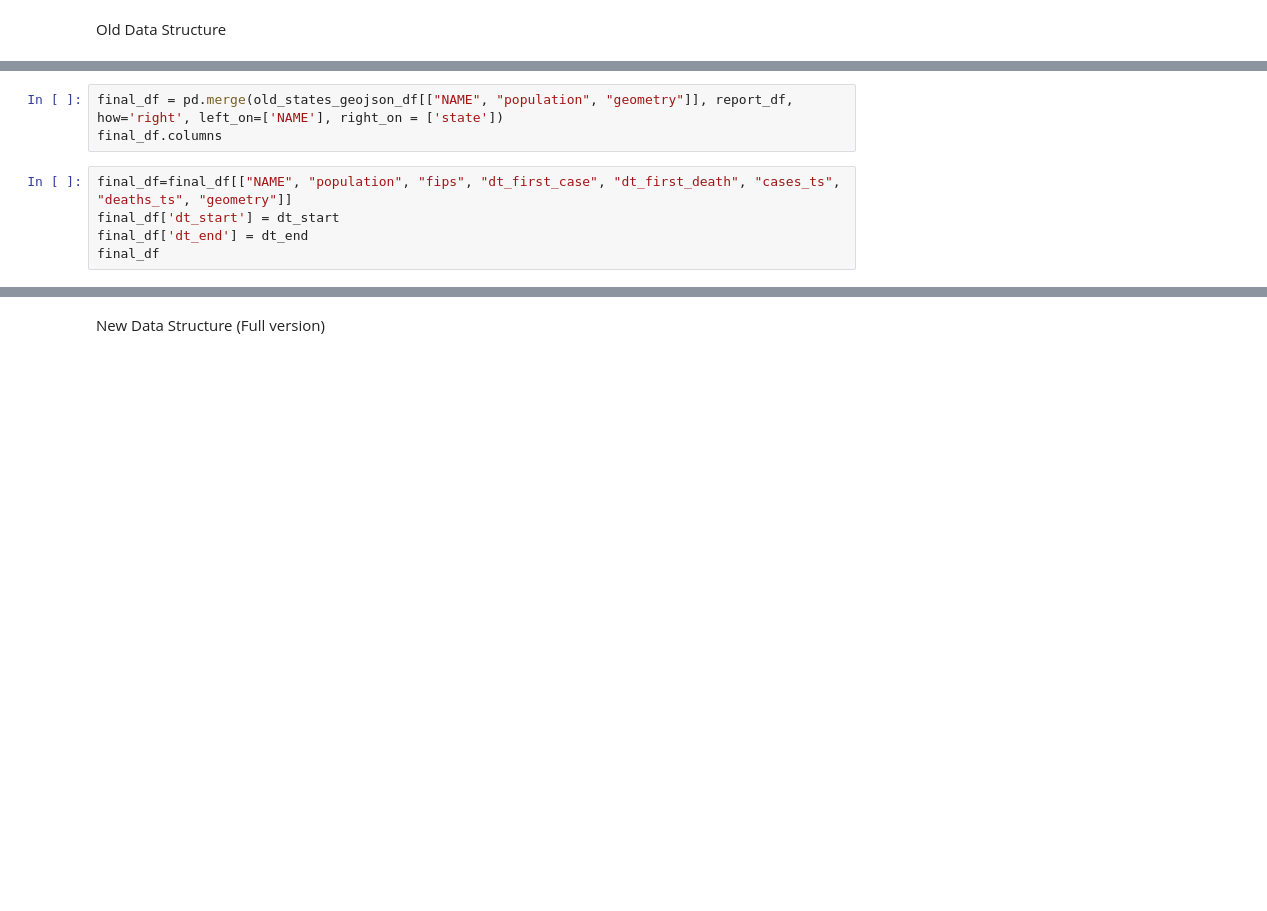
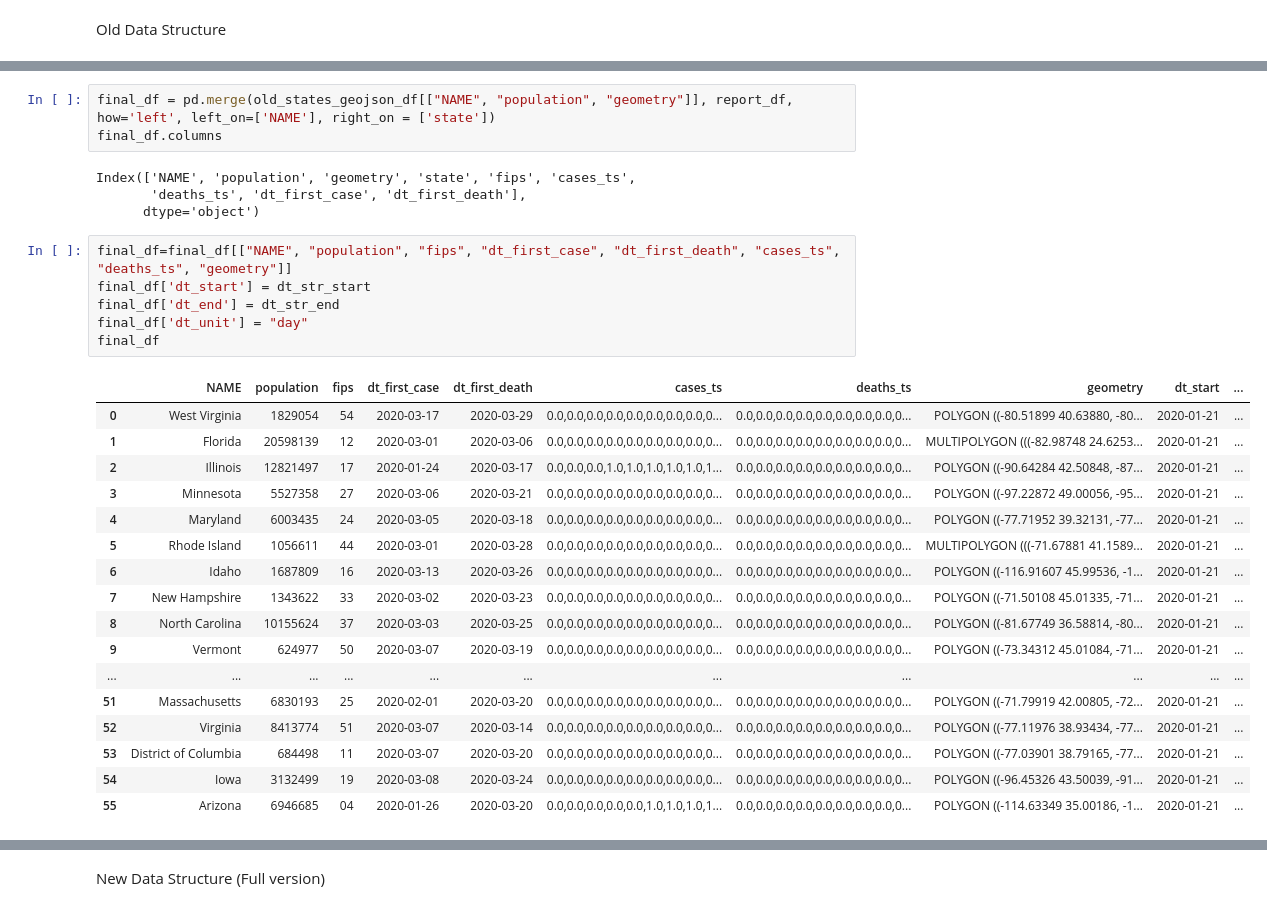
Before and after one commit to cybergis/wherecovid19_webapp, a Jupyter notebook: preprocessing/states_new.ipynb, the cells around one changed output, grey strips where cells are left out. Drawn from its saved outputs; the diff is of its cells as text; blank space fills up the shorter version.

```diff
--- a/preprocessing/states_new.ipynb
+++ b/preprocessing/states_new.ipynb
@@ -62,11 +163,34 @@ report_df.head(5)
 # %%
-final_df = pd.merge(old_states_geojson_df[["NAME", "population", "geometry"]], report_df, how='right', left_on=['NAME'], right_on = ['state'])
+final_df = pd.merge(old_states_geojson_df[["NAME", "population", "geometry"]], report_df, how='left', left_on=['NAME'], right_on = ['state'])
 final_df.columns
+# %% [output]
+Index(['NAME', 'population', 'geometry', 'state', 'fips', 'cases_ts',
+       'deaths_ts', 'dt_first_case', 'dt_first_death'],
+      dtype='object')
 # %%
 final_df=final_df[["NAME", "population", "fips", "dt_first_case", "dt_first_death", "cases_ts", "deaths_ts", "geometry"]]
-final_df['dt_start'] = dt_start
-final_df['dt_end'] = dt_end
+final_df['dt_start'] = dt_str_start
+final_df['dt_end'] = dt_str_end
+final_df['dt_unit'] = "day"
 final_df
+# %% [output]
+|  | NAME | population | fips | dt_first_case | dt_first_death | cases_ts | deaths_ts | geometry | dt_start | ... |
+| 0 | West Virginia | 1829054 | 54 | 2020-03-17 | 2020-03-29 | 0.0,0.0,0.0,0.0,0.0,0.0,0.0,0.0,0... | 0.0,0.0,0.0,0.0,0.0,0.0,0.0,0.0,0... | POLYGON ((-80.51899 40.63880, -80... | 2020-01-21 | ... |
+| 1 | Florida | 20598139 | 12 | 2020-03-01 | 2020-03-06 | 0.0,0.0,0.0,0.0,0.0,0.0,0.0,0.0,0... | 0.0,0.0,0.0,0.0,0.0,0.0,0.0,0.0,0... | MULTIPOLYGON (((-82.98748 24.6253... | 2020-01-21 | ... |
+| 2 | Illinois | 12821497 | 17 | 2020-01-24 | 2020-03-17 | 0.0,0.0,0.0,1.0,1.0,1.0,1.0,1.0,1... | 0.0,0.0,0.0,0.0,0.0,0.0,0.0,0.0,0... | POLYGON ((-90.64284 42.50848, -87... | 2020-01-21 | ... |
+| 3 | Minnesota | 5527358 | 27 | 2020-03-06 | 2020-03-21 | 0.0,0.0,0.0,0.0,0.0,0.0,0.0,0.0,0... | 0.0,0.0,0.0,0.0,0.0,0.0,0.0,0.0,0... | POLYGON ((-97.22872 49.00056, -95... | 2020-01-21 | ... |
+| 4 | Maryland | 6003435 | 24 | 2020-03-05 | 2020-03-18 | 0.0,0.0,0.0,0.0,0.0,0.0,0.0,0.0,0... | 0.0,0.0,0.0,0.0,0.0,0.0,0.0,0.0,0... | POLYGON ((-77.71952 39.32131, -77... | 2020-01-21 | ... |
+| 5 | Rhode Island | 1056611 | 44 | 2020-03-01 | 2020-03-28 | 0.0,0.0,0.0,0.0,0.0,0.0,0.0,0.0,0... | 0.0,0.0,0.0,0.0,0.0,0.0,0.0,0.0,0... | MULTIPOLYGON (((-71.67881 41.1589... | 2020-01-21 | ... |
+| 6 | Idaho | 1687809 | 16 | 2020-03-13 | 2020-03-26 | 0.0,0.0,0.0,0.0,0.0,0.0,0.0,0.0,0... | 0.0,0.0,0.0,0.0,0.0,0.0,0.0,0.0,0... | POLYGON ((-116.91607 45.99536, -1... | 2020-01-21 | ... |
+| 7 | New Hampshire | 1343622 | 33 | 2020-03-02 | 2020-03-23 | 0.0,0.0,0.0,0.0,0.0,0.0,0.0,0.0,0... | 0.0,0.0,0.0,0.0,0.0,0.0,0.0,0.0,0... | POLYGON ((-71.50108 45.01335, -71... | 2020-01-21 | ... |
+| 8 | North Carolina | 10155624 | 37 | 2020-03-03 | 2020-03-25 | 0.0,0.0,0.0,0.0,0.0,0.0,0.0,0.0,0... | 0.0,0.0,0.0,0.0,0.0,0.0,0.0,0.0,0... | POLYGON ((-81.67749 36.58814, -80... | 2020-01-21 | ... |
+| 9 | Vermont | 624977 | 50 | 2020-03-07 | 2020-03-19 | 0.0,0.0,0.0,0.0,0.0,0.0,0.0,0.0,0... | 0.0,0.0,0.0,0.0,0.0,0.0,0.0,0.0,0... | POLYGON ((-73.34312 45.01084, -71... | 2020-01-21 | ... |
+| ... | ... | ... | ... | ... | ... | ... | ... | ... | ... | ... |
+| 51 | Massachusetts | 6830193 | 25 | 2020-02-01 | 2020-03-20 | 0.0,0.0,0.0,0.0,0.0,0.0,0.0,0.0,0... | 0.0,0.0,0.0,0.0,0.0,0.0,0.0,0.0,0... | POLYGON ((-71.79919 42.00805, -72... | 2020-01-21 | ... |
+| 52 | Virginia | 8413774 | 51 | 2020-03-07 | 2020-03-14 | 0.0,0.0,0.0,0.0,0.0,0.0,0.0,0.0,0... | 0.0,0.0,0.0,0.0,0.0,0.0,0.0,0.0,0... | POLYGON ((-77.11976 38.93434, -77... | 2020-01-21 | ... |
+| 53 | District of Columbia | 684498 | 11 | 2020-03-07 | 2020-03-20 | 0.0,0.0,0.0,0.0,0.0,0.0,0.0,0.0,0... | 0.0,0.0,0.0,0.0,0.0,0.0,0.0,0.0,0... | POLYGON ((-77.03901 38.79165, -77... | 2020-01-21 | ... |
+| 54 | Iowa | 3132499 | 19 | 2020-03-08 | 2020-03-24 | 0.0,0.0,0.0,0.0,0.0,0.0,0.0,0.0,0... | 0.0,0.0,0.0,0.0,0.0,0.0,0.0,0.0,0... | POLYGON ((-96.45326 43.50039, -91... | 2020-01-21 | ... |
+| 55 | Arizona | 6946685 | 04 | 2020-01-26 | 2020-03-20 | 0.0,0.0,0.0,0.0,0.0,1.0,1.0,1.0,1... | 0.0,0.0,0.0,0.0,0.0,0.0,0.0,0.0,0... | POLYGON ((-114.63349 35.00186, -1... | 2020-01-21 | ... |
 # %%
 final_df.to_file(r"./nyt_states_data.geojson", driver='GeoJSON', encoding='utf-8')
 print("done")
```
Also changed, not shown: parts of 14 cells of this notebook, 4 other files.
